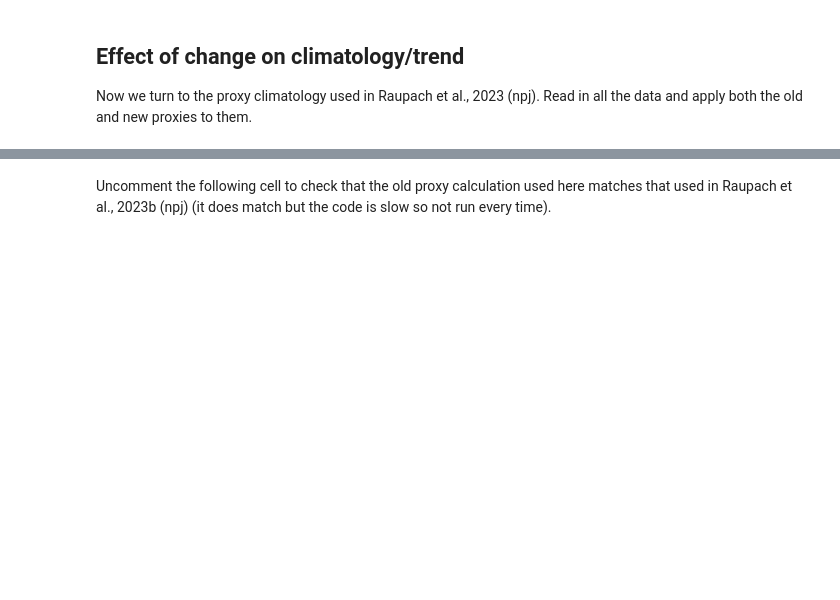
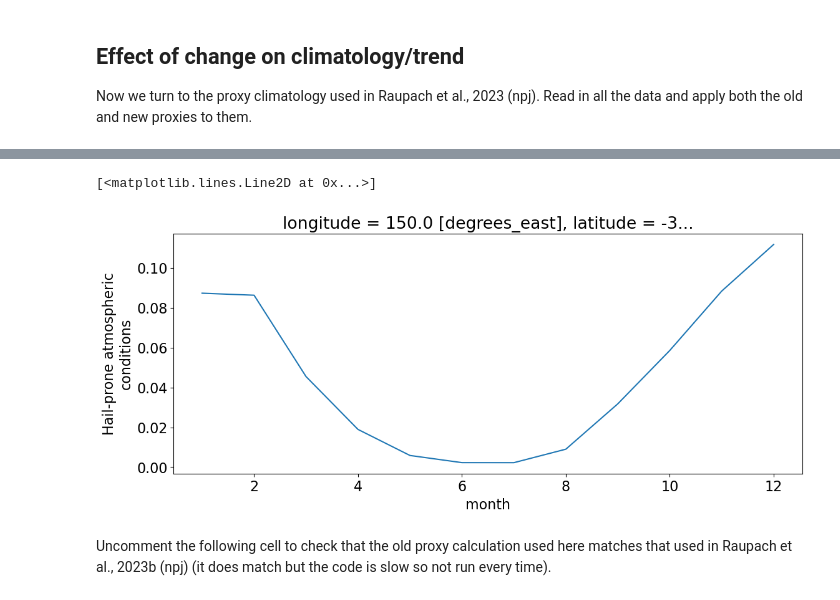
Before and after one commit to traupach/future_hail_global, a Jupyter notebook: analysis/proxy_update.ipynb, the cells around one changed output, grey strips where cells are left out. Cells and saved outputs as stored; diff of their text form; code cells hidden in the pictures; blank space fills up the shorter version.

```diff
--- a/analysis/proxy_update.ipynb
+++ b/analysis/proxy_update.ipynb
@@ -195,3 +180,8 @@ Wall time: 3min 52s
+# %%
+monthly.new_prox.sel(latitude=-34, longitude=150, method='nearest').plot()
+# %% [output]
+[<matplotlib.lines.Line2D at 0x...>]
+[figure, added]
 # %% [markdown]
 Uncomment the following cell to check that the old proxy calculation used here matches that used in Raupach et al., 2023b (npj) (it does match but the code is slow so not run every time).
 # %%
```
Also changed, not shown: parts of 18 cells of this notebook, 40 other files.
